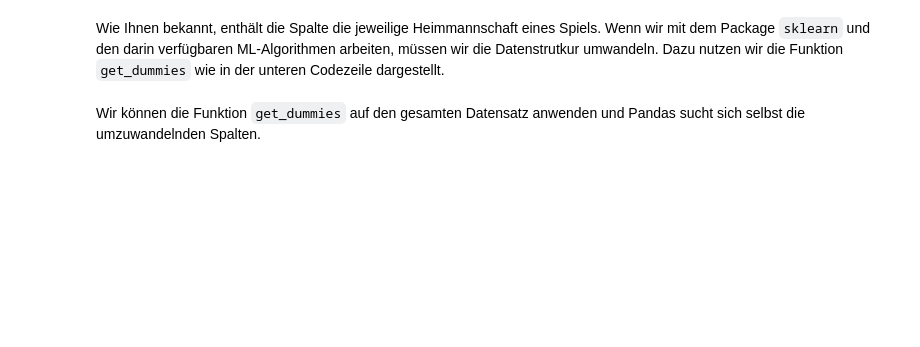
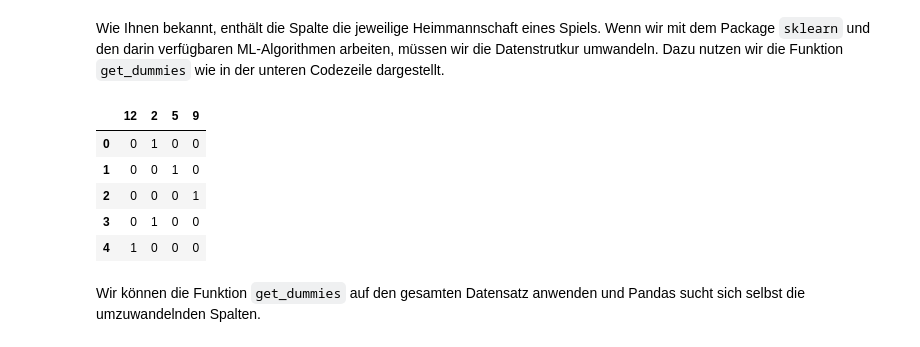
Before and after one commit to AlexKressner/Business_Intelligence, a Jupyter notebook: ML_Regression.ipynb, the cells around one changed output. Cells and saved outputs as stored; diff of their text form; code cells hidden in the pictures; blank space fills up the shorter version.

```diff
--- a/ML_Regression.ipynb
+++ b/ML_Regression.ipynb
@@ -72,7 +119,14 @@ example
 # %% [markdown]
 Wie Ihnen bekannt, enthält die Spalte die jeweilige Heimmannschaft eines Spiels. Wenn wir mit dem Package `sklearn` und den darin verfügbaren ML-Algorithmen arbeiten, müssen wir die Datenstrutkur umwandeln. Dazu nutzen wir die Funktion `get_dummies` wie in der unteren Codezeile dargestellt.
 # %%
-pd.get_dummies(example)
+pd.get_dummies(example)*1
+# %% [output]
+|  | 12 | 2 | 5 | 9 |
+| 0 | 0 | 1 | 0 | 0 |
+| 1 | 0 | 0 | 1 | 0 |
+| 2 | 0 | 0 | 0 | 1 |
+| 3 | 0 | 1 | 0 | 0 |
+| 4 | 1 | 0 | 0 | 0 |
 # %% [markdown]
 Wir können die Funktion `get_dummies` auf den gesamten Datensatz anwenden und Pandas sucht sich selbst die umzuwandelnden Spalten.
 # %%
```
Also changed, not shown: parts of 39 cells of this notebook.
